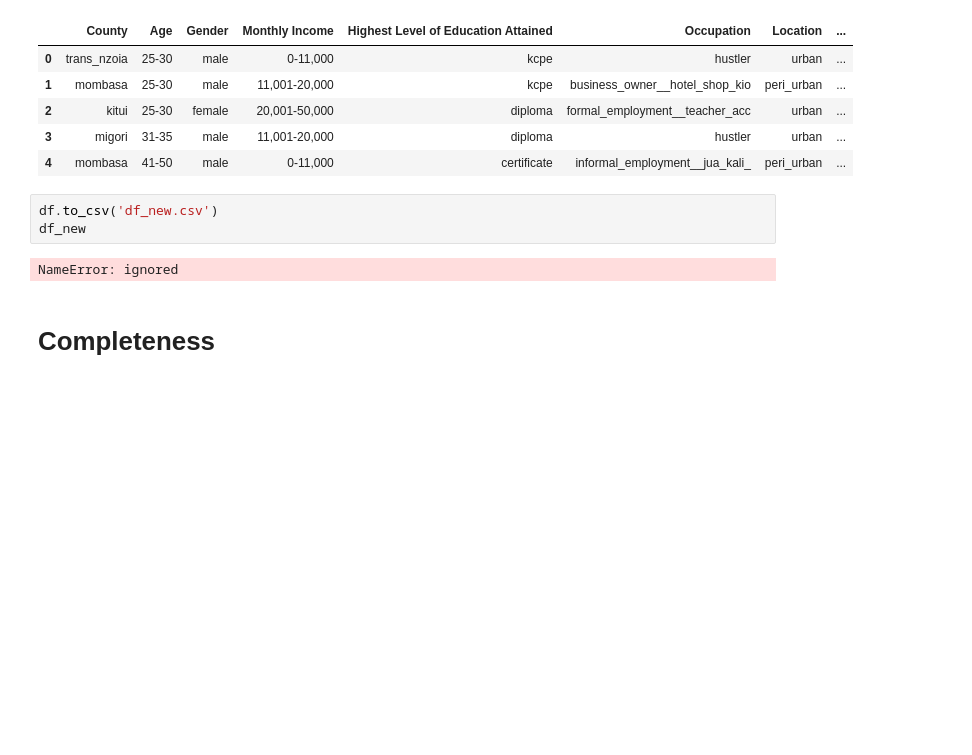
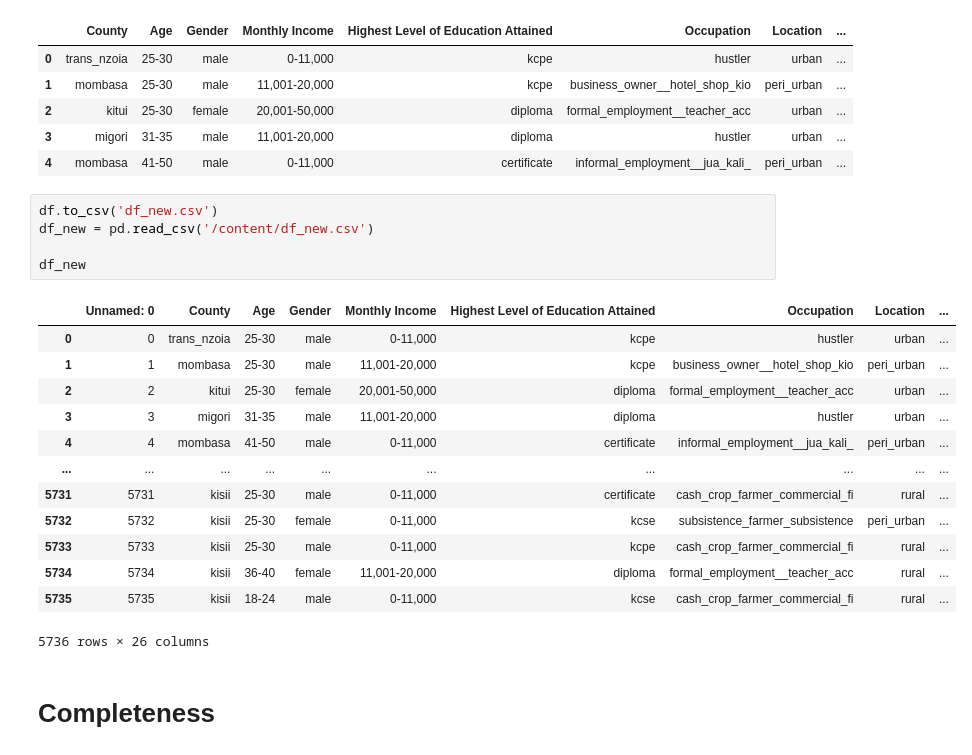
Before and after one commit to kipsangchepesa/CYBEKA, a Jupyter notebook: DSP_group4_project.ipynb, the cells around one changed output. Cells and saved outputs as stored; diff of their text form; blank space fills up the shorter version.

```diff
--- a/DSP_group4_project.ipynb
+++ b/DSP_group4_project.ipynb
@@ -253,9 +251,23 @@ df.head()
 | 4 | mombasa | 41-50 | male | 0-11,000 | certificate | informal_employment__jua_kali_ | peri_urban | ... |
 # %%
 df.to_csv('df_new.csv')
+df_new = pd.read_csv('/content/df_new.csv')
+
 df_new
 # %% [output]
+|  | Unnamed: 0 | County | Age | Gender | Monthly Income | Highest Level of Education Attained | Occupation | Location | ... |
+| 0 | 0 | trans_nzoia | 25-30 | male | 0-11,000 | kcpe | hustler | urban | ... |
+| 1 | 1 | mombasa | 25-30 | male | 11,001-20,000 | kcpe | business_owner__hotel_shop_kio | peri_urban | ... |
+| 2 | 2 | kitui | 25-30 | female | 20,001-50,000 | diploma | formal_employment__teacher_acc | urban | ... |
+| 3 | 3 | migori | 31-35 | male | 11,001-20,000 | diploma | hustler | urban | ... |
+| 4 | 4 | mombasa | 41-50 | male | 0-11,000 | certificate | informal_employment__jua_kali_ | peri_urban | ... |
+| ... | ... | ... | ... | ... | ... | ... | ... | ... | ... |
+| 5731 | 5731 | kisii | 25-30 | male | 0-11,000 | certificate | cash_crop_farmer_commercial_fi | rural | ... |
+| 5732 | 5732 | kisii | 25-30 | female | 0-11,000 | kcse | subsistence_farmer_subsistence | peri_urban | ... |
+| 5733 | 5733 | kisii | 25-30 | male | 0-11,000 | kcpe | cash_crop_farmer_commercial_fi | rural | ... |
+| 5734 | 5734 | kisii | 36-40 | female | 11,001-20,000 | diploma | formal_employment__teacher_acc | rural | ... |
+| 5735 | 5735 | kisii | 18-24 | male | 0-11,000 | kcse | cash_crop_farmer_commercial_fi | rural | ... |
-NameError: ignored
+5736 rows × 26 columns
 # %% [markdown]
 # Completeness
 # %%
```
Also changed, not shown: parts of 71 cells of this notebook.
